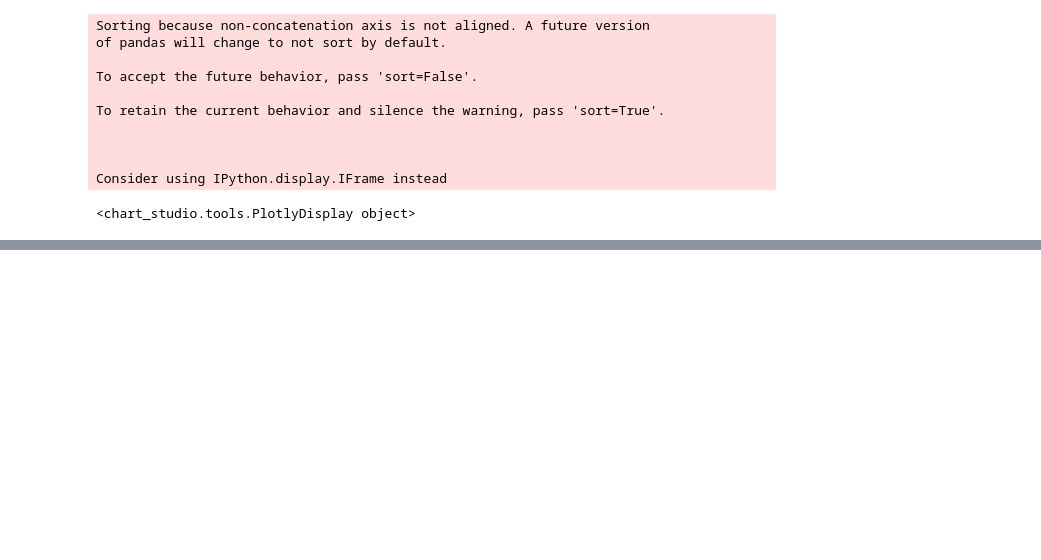
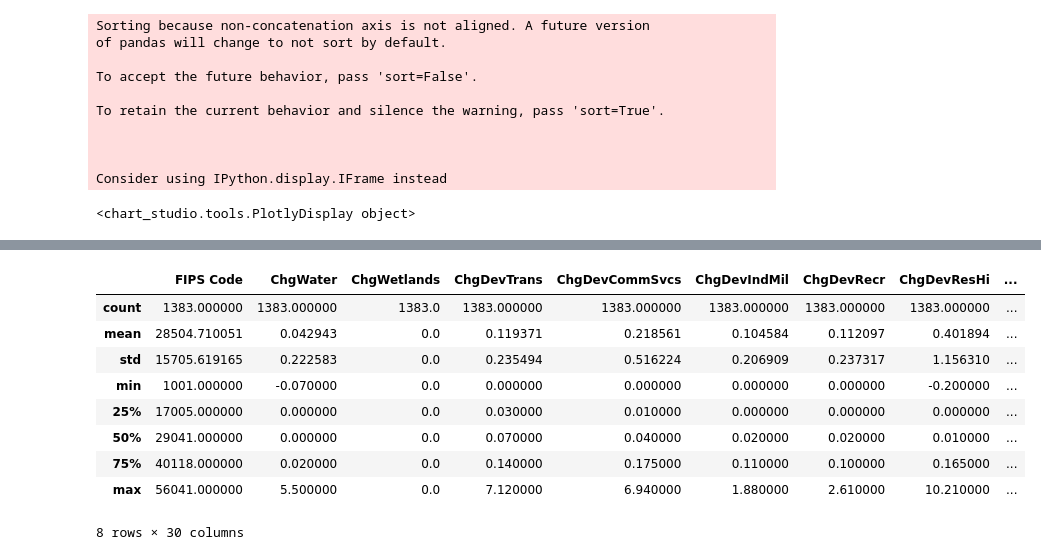
Before and after one commit to ekenigsberg/BootCampProject01-2019-07-06, a Jupyter notebook: Water Quality 01.ipynb, the cells around one changed output, grey strips where cells are left out. Saved outputs shown, nothing was run; the diff lists cells and outputs as text; code cells hidden in the pictures; blank space fills up the shorter version.

```diff
--- a/Water Quality 01.ipynb
+++ b/Water Quality 01.ipynb
@@ -214,0 +271,6 @@ pio.write_image(fig, 'Station_List/pH by County 1982-2012.png')
+# %%
+# create path to WQ2012 file
+strWQ2012 = '2012_Water_Quality_df.csv'
+# %%
+# import WQ2012 file
+dfWQ2012 = pd.read_csv(strWQ2012)
@@ -214,0 +307,21 @@ pio.write_image(fig, 'Station_List/pH by County 1982-2012.png')
+# %%
+# drop bad rows
+dfWQ2012 = dfWQ2012.loc[dfWQ2012['CountyCode'] != '(blank)']
+# %%
+# change FIPS Code to float
+dfWQ2012['FIPS Code'] = dfWQ2012['FIPS Code'].astype('float')
+# %%
+# merge WQ2012 into dfMrg and describe
+dfMrg = pd.merge(dfMrg, dfWQ2012, on='FIPS Code')
+dfMrg.describe()
+# %% [output]
+|  | FIPS Code | ChgWater | ChgWetlands | ChgDevTrans | ChgDevCommSvcs | ChgDevIndMil | ChgDevRecr | ChgDevResHi | ... |
+| count | 1383.000000 | 1383.000000 | 1383.0 | 1383.000000 | 1383.000000 | 1383.000000 | 1383.000000 | 1383.000000 | ... |
+| mean | 28504.710051 | 0.042943 | 0.0 | 0.119371 | 0.218561 | 0.104584 | 0.112097 | 0.401894 | ... |
+| std | 15705.619165 | 0.222583 | 0.0 | 0.235494 | 0.516224 | 0.206909 | 0.237317 | 1.156310 | ... |
+| min | 1001.000000 | -0.070000 | 0.0 | 0.000000 | 0.000000 | 0.000000 | 0.000000 | -0.200000 | ... |
+| 25% | 17005.000000 | 0.000000 | 0.0 | 0.030000 | 0.010000 | 0.000000 | 0.000000 | 0.000000 | ... |
+| 50% | 29041.000000 | 0.000000 | 0.0 | 0.070000 | 0.040000 | 0.020000 | 0.020000 | 0.010000 | ... |
+| 75% | 40118.000000 | 0.020000 | 0.0 | 0.140000 | 0.175000 | 0.110000 | 0.100000 | 0.165000 | ... |
+| max | 56041.000000 | 5.500000 | 0.0 | 7.120000 | 6.940000 | 1.880000 | 2.610000 | 10.210000 | ... |
+8 rows × 30 columns
```
Also changed, not shown: parts of 17 cells of this notebook, 3 other files.
